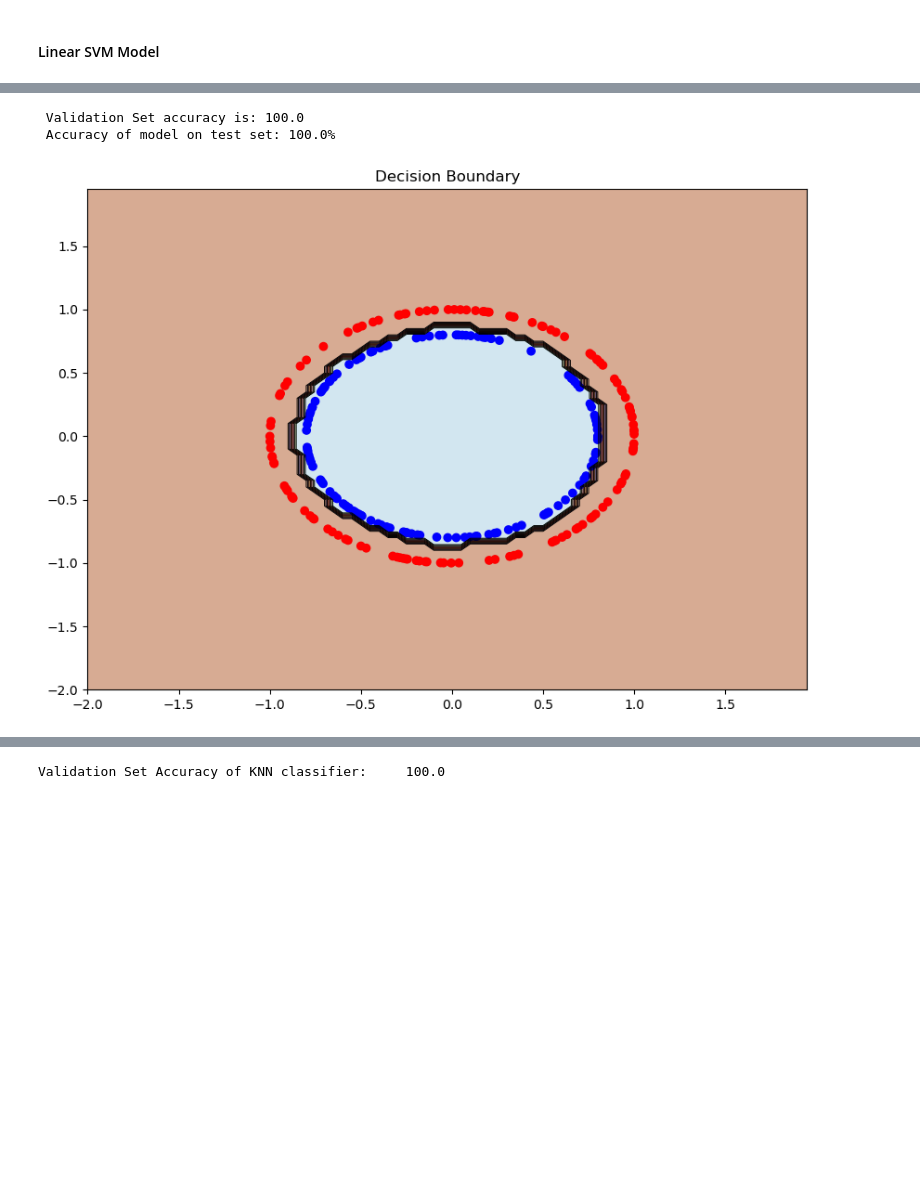
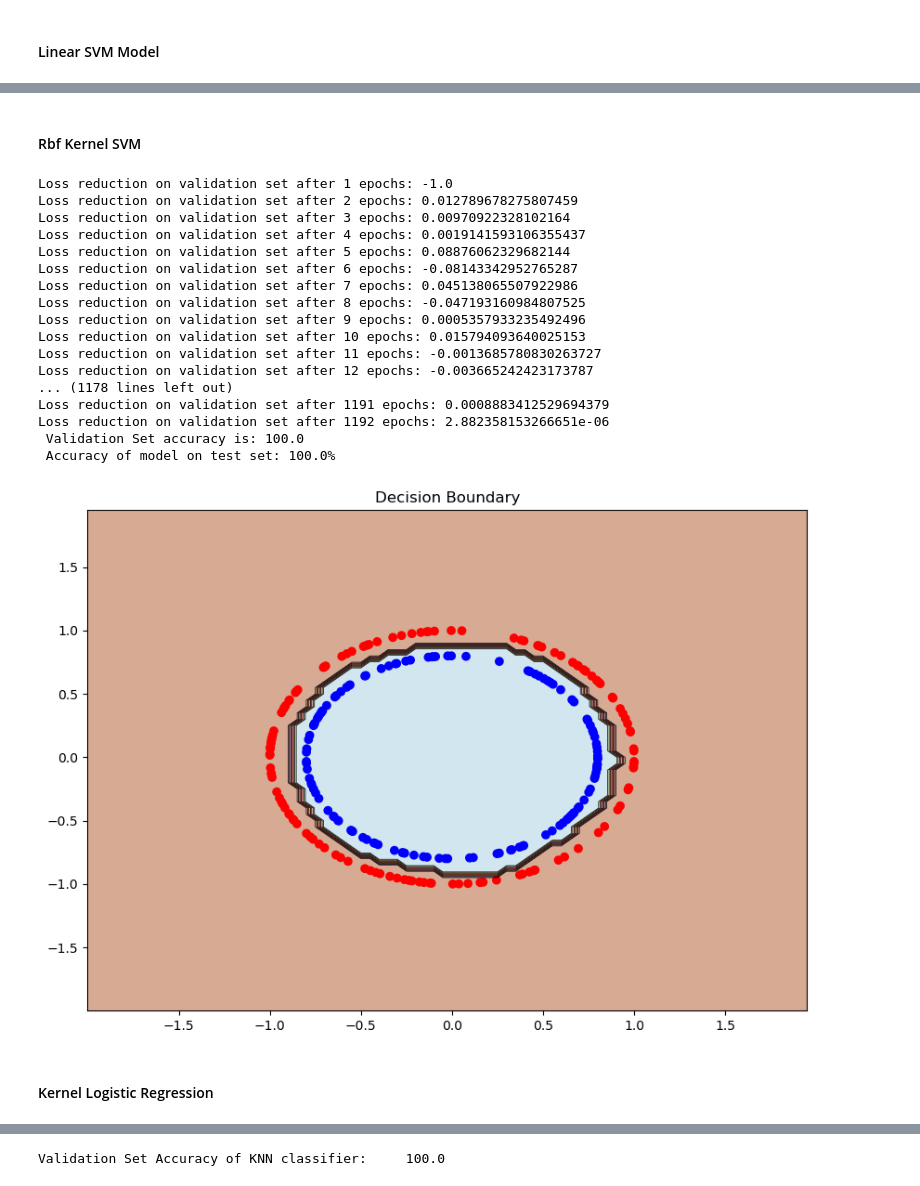
Before and after one commit to arnav-s/fall2022-cs760-hw6, a Jupyter notebook: q3.ipynb, the cells around one changed output, grey strips where cells are left out. Saved outputs shown, nothing was run; the diff lists cells and outputs as text; code cells hidden in the pictures; blank space fills up the shorter version.

```diff
--- a/q3.ipynb
+++ b/q3.ipynb
@@ -539,7 +635,7 @@ test_loader = torch.utils.data.DataLoader(test_set, shuffle=True, batch_size=250
 # %%
 linear_lr_model = LinearLogisticRegression(input_features=2)
 losses = []
-train_logistic_regression(linear_lr_model, train_loader, validation_loader, 0.05, losses)
+train_logistic_regression(linear_lr_model, train_loader, validation_loader, 0.05, losses, True)
 
 #Accuracy
 report_acc_decision_boundary(linear_lr_model, test_loader)
@@ -556,8 +667,8 @@ draw_decision_boundary(linear_lr_model, test_set)
 linear_svm_model = LinearSVM(input_features=2)
 losses = []
 reg_param = 1.5
-step_size = 0.05
-train_linear_svm(linear_svm_model, train_loader, validation_loader, step_size, reg_param, losses)
+step_size = 0.075
+train_linear_svm(linear_svm_model, train_loader, validation_loader, step_size, reg_param, losses, True)
 
 #Accuracy
 report_acc_decision_boundary(linear_svm_model, test_loader)
@@ -573,0 +702,7 @@ permuted_indices = torch.randperm(training_data.shape[0])
+# %%
+num_neighbors = 50
+kernel_neighbors = training_data[permuted_indices[:num_neighbors]]
+polynomial_svm_model = KernelSVM(kernel_neighbors, 'polynomial', d=2)
+losses = []
+
+train_kernel_svm(polynomial_svm_model, train_loader, validation_loader, 0.05, 1.5, losses)
@@ -574,17 +720,36 @@ permuted_indices = torch.randperm(training_data.shape[0])
+# %% [markdown]
+#### Rbf Kernel SVM
 # %%
 num_neighbors = 50
-neighbors = training_data[permuted_indices[:num_neighbors]]
-rbf_svm_model = KernelSVM(neighbors, 'rbf', sigma=math.sqrt(0.50))
+kernel_neighbors = training_data[permuted_indices[:num_neighbors]]
+rbf_svm_model = KernelSVM(kernel_neighbors, 'rbf', sigma=math.sqrt(0.55))
 losses = []
 
-train_kernel_svm(rbf_svm_model, train_loader, validation_loader, 0.05, 1.5, losses)
+train_kernel_svm(rbf_svm_model, train_loader, validation_loader, 0.05, 2.5, losses, True)
 
 #Accuracy
 report_acc_decision_boundary(rbf_svm_model, test_loader)
 
 #Decision Boundary
 draw_decision_boundary(rbf_svm_model, test_set)
 # %% [output]
+Loss reduction on validation set after 1 epochs: -1.0
+Loss reduction on validation set after 2 epochs: 0.012789678275807459
+Loss reduction on validation set after 3 epochs: 0.00970922328102164
+Loss reduction on validation set after 4 epochs: 0.0019141593106355437
+Loss reduction on validation set after 5 epochs: 0.08876062329682144
+Loss reduction on validation set after 6 epochs: -0.08143342952765287
+Loss reduction on validation set after 7 epochs: 0.045138065507922986
+Loss reduction on validation set after 8 epochs: -0.047193160984807525
+Loss reduction on validation set after 9 epochs: 0.0005357933235492496
+Loss reduction on validation set after 10 epochs: 0.015794093640025153
+Loss reduction on validation set after 11 epochs: -0.0013685780830263727
+Loss reduction on validation set after 12 epochs: -0.003665242423173787
+... (1178 lines left out)
+Loss reduction on validation set after 1191 epochs: 0.0008883412529694379
+Loss reduction on validation set after 1192 epochs: 2.882358153266651e-06
  Validation Set accuracy is: 100.0
  Accuracy of model on test set: 100.0%
-[figure, old version]
+[figure, new version]
+# %% [markdown]
+#### Kernel Logistic Regression
```
Also changed, not shown: parts of 49 cells of this notebook.
